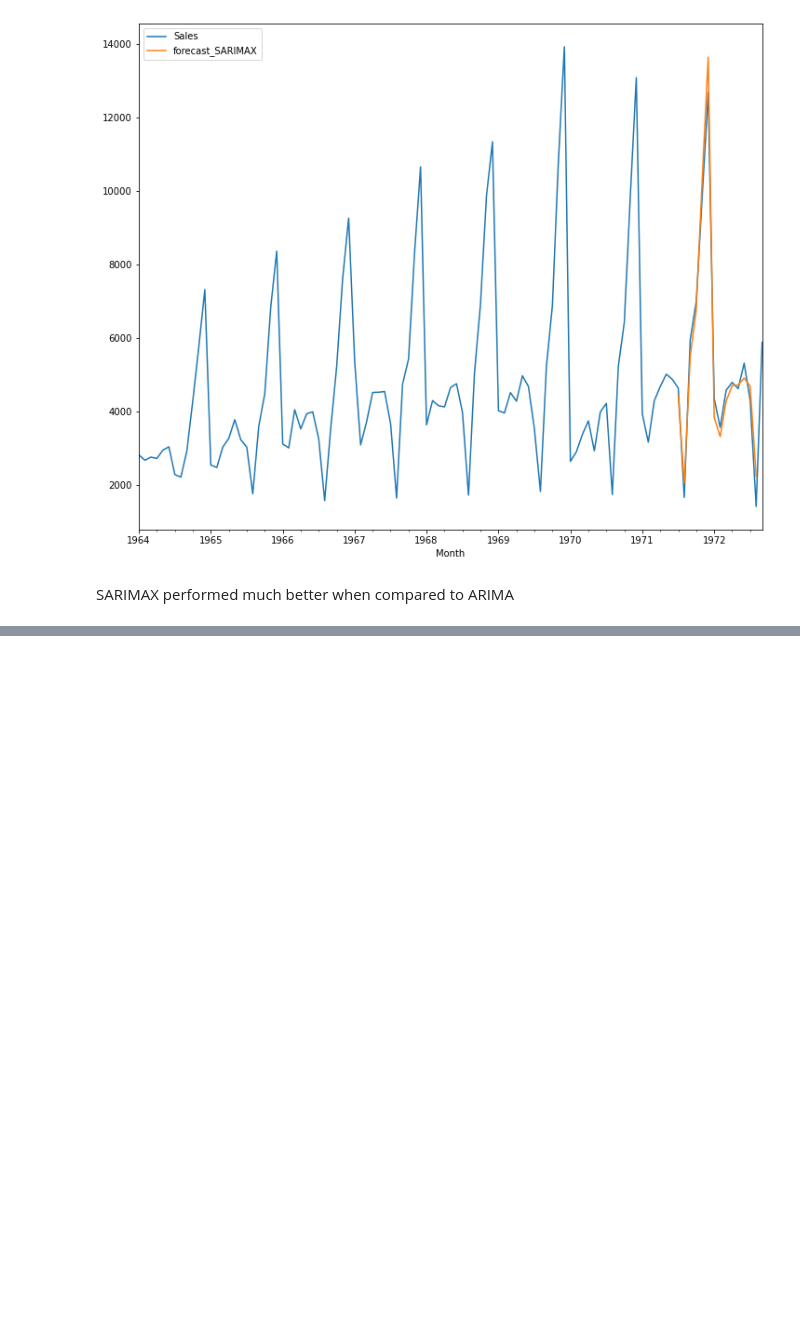
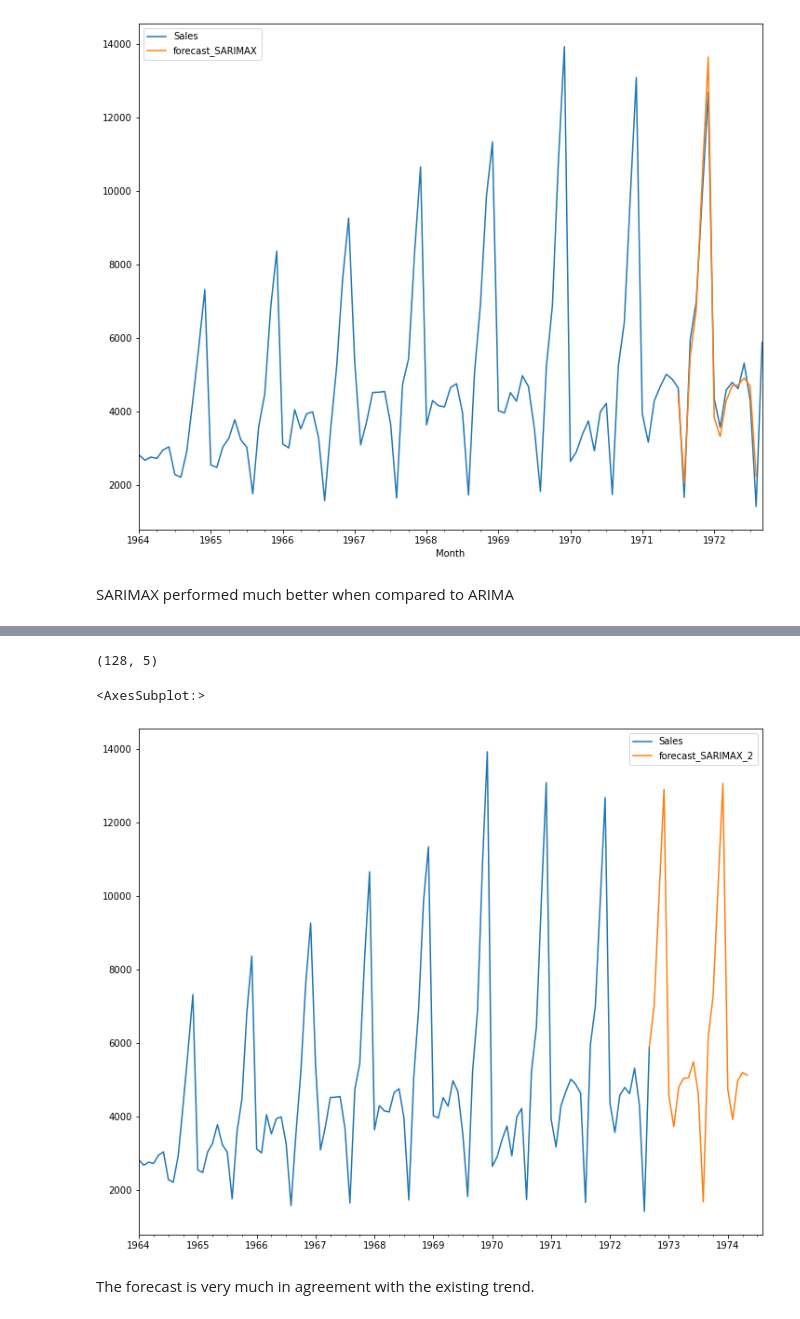
Before and after one commit to puneetsran/time_series_sales, a Jupyter notebook: time_series_champagne.ipynb, the cells around one changed output, grey strips where cells are left out. Cells and saved outputs as stored; diff of their text form; code cells hidden in the pictures; blank space fills up the shorter version.

Commit message:
perform future predictions using SARIMAX

```diff
--- a/time_series_champagne.ipynb
+++ b/time_series_champagne.ipynb
@@ -417,0 +428,2 @@ SARIMAX performed much better when compared to ARIMA
+# %%
+future_dates = [df.index[-1] + DateOffset(months = x) for x in range(0,24)]
@@ -417,0 +450,2 @@ SARIMAX performed much better when compared to ARIMA
+# %%
+future_dataset = pd.DataFrame(index =future_dates[1:], columns =df.columns)
@@ -417,0 +461,15 @@ SARIMAX performed much better when compared to ARIMA
+# %%
+future_df = pd.concat([df, future_dataset])
+# %%
+future_df.shape
+# %% [output]
+(128, 5)
+# %%
+future_df['forecast_SARIMAX_2'] = results.predict(start = 104, end = 124, dynamic = True)
+# %%
+future_df[['Sales', 'forecast_SARIMAX_2']].plot(figsize=(12,10))
+# %% [output]
+<AxesSubplot:>
+[figure, added]
+# %% [markdown]
+The forecast is very much in agreement with the existing trend.
```
Also changed, not shown: parts of 6 cells of this notebook.
